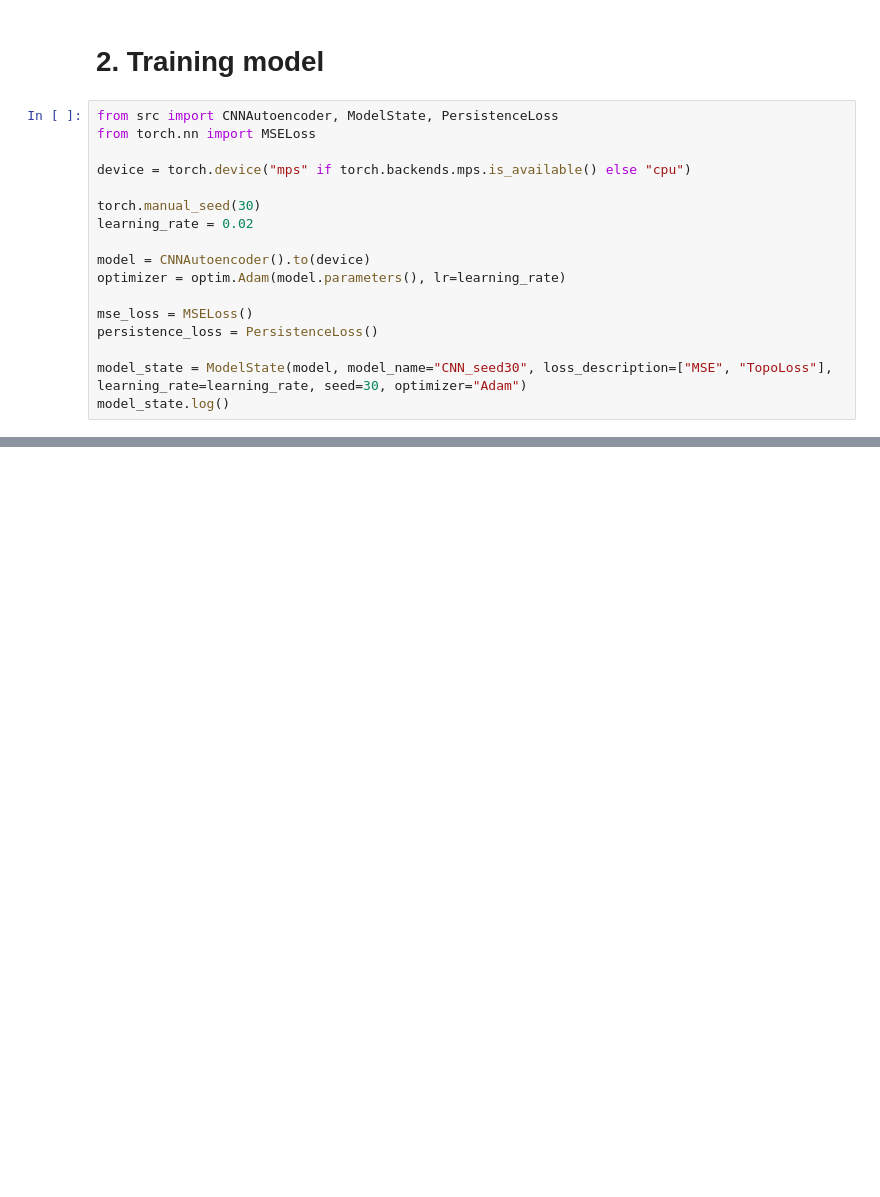
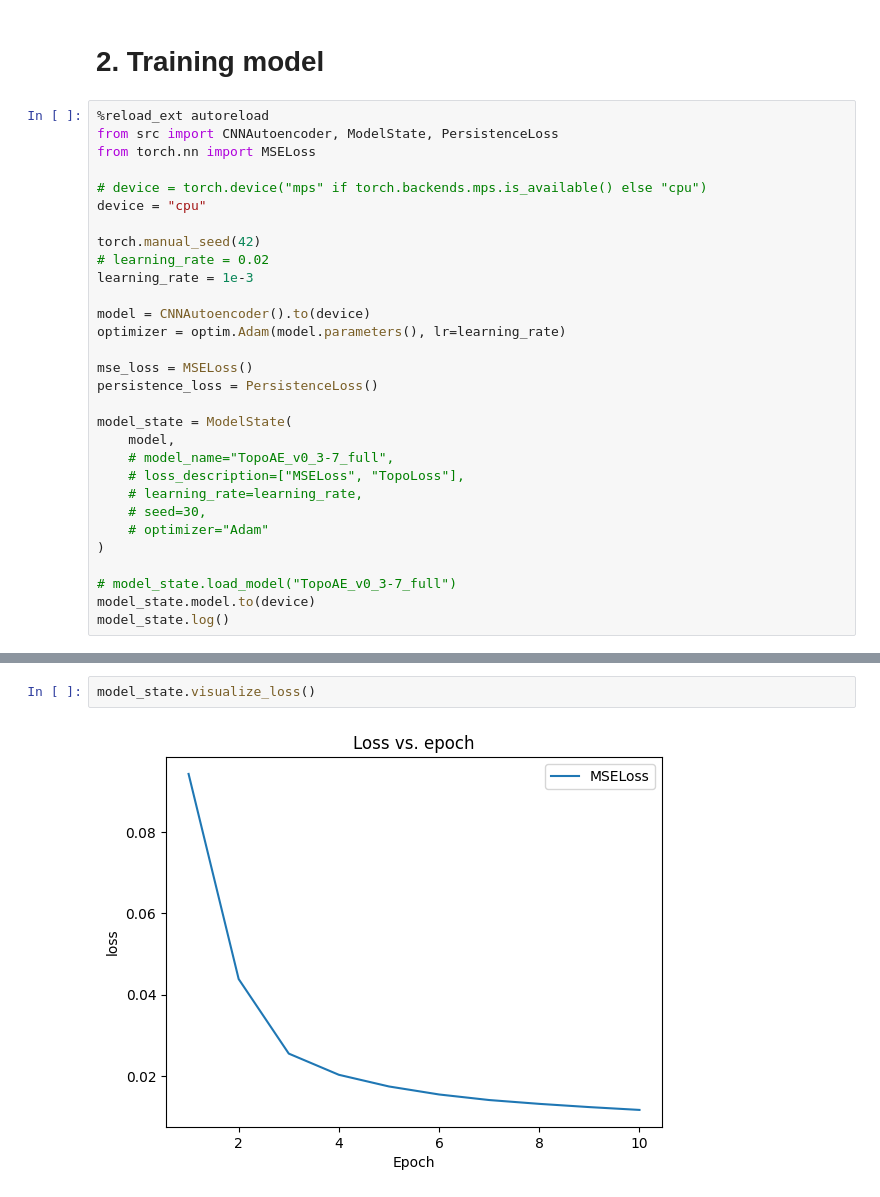
Before and after one commit to trungtranquoc/topology_autoencoder, a Jupyter notebook: main.ipynb, the cells around one changed output, grey strips where cells are left out. Cells and saved outputs as stored; diff of their text form; blank space fills up the shorter version.

```diff
--- a/main.ipynb
+++ b/main.ipynb
@@ -59,13 +57,16 @@ train_loader
 # %% [markdown]
 # 2. Training model
 # %%
+%reload_ext autoreload
 from src import CNNAutoencoder, ModelState, PersistenceLoss
 from torch.nn import MSELoss
 
-device = torch.device("mps" if torch.backends.mps.is_available() else "cpu")
+# device = torch.device("mps" if torch.backends.mps.is_available() else "cpu")
+device = "cpu"
 
-torch.manual_seed(30)
-learning_rate = 0.02
+torch.manual_seed(42)
+# learning_rate = 0.02
+learning_rate = 1e-3
 
 model = CNNAutoencoder().to(device)
 optimizer = optim.Adam(model.parameters(), lr=learning_rate)
@@ -73,7 +74,17 @@ optimizer = optim.Adam(model.parameters(), lr=learning_rate)
 mse_loss = MSELoss()
 persistence_loss = PersistenceLoss()
 
-model_state = ModelState(model, model_name="CNN_seed30", loss_description=["MSE", "TopoLoss"], learning_rate=learning_rate, seed=30, optimizer="Adam")
+model_state = ModelState(
+    model,
+    # model_name="TopoAE_v0_3-7_full",
+    # loss_description=["MSELoss", "TopoLoss"],
+    # learning_rate=learning_rate,
+    # seed=30,
+    # optimizer="Adam"
+)
+
+# model_state.load_model("TopoAE_v0_3-7_full")
+model_state.model.to(device)
 model_state.log()
 # %% [output]
 --------------------------------------------------
@@ -152,0 +160,4 @@ KeyboardInterrupt:
+# %%
+model_state.visualize_loss()
+# %% [output]
+[figure, added]
```
Also changed, not shown: parts of 21 cells of this notebook, 7 other files.
